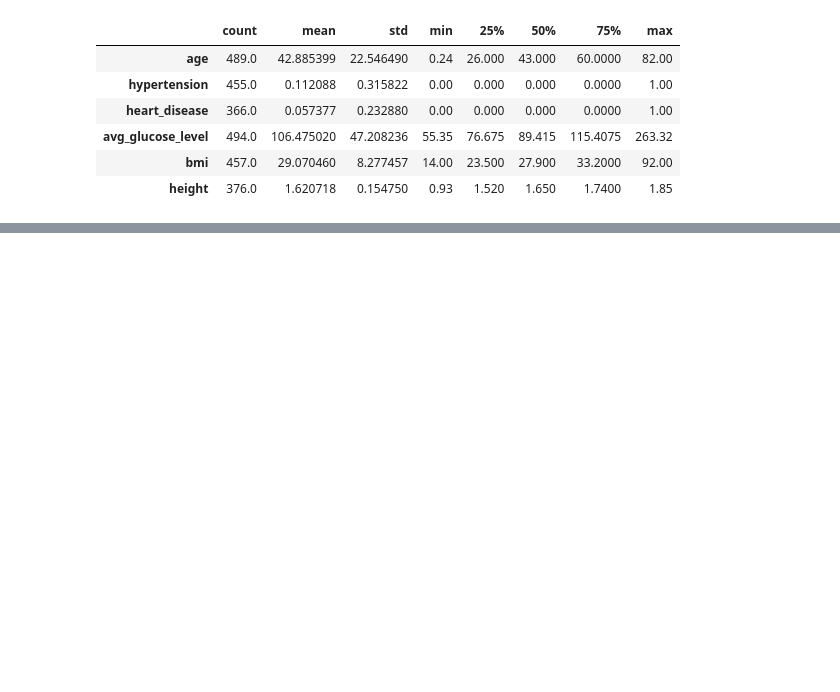
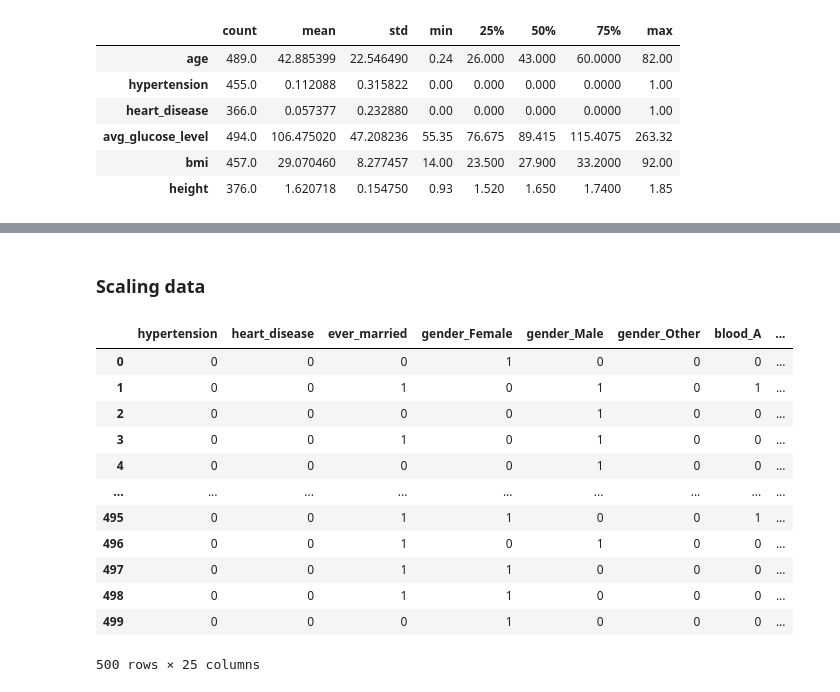
Before and after one commit to VinhDevNguyen/Stroke-Prediction, a Jupyter notebook: TestEDA.ipynb, the cells around one changed output, grey strips where cells are left out. Drawn from its saved outputs; the diff is of its cells as text; code cells hidden in the pictures; blank space fills up the shorter version.

```diff
--- a/TestEDA.ipynb
+++ b/TestEDA.ipynb
@@ -76,0 +370,27 @@ def impute_bmi(cols):
+# %% [markdown]
+### Scaling data
+# %%
+from sklearn.preprocessing import StandardScaler
+std = StandardScaler()
+columns = ['avg_glucose_level','bmi','age']
+scaled = std.fit_transform(df[columns])
+scaled = pd.DataFrame(scaled,columns=columns)
+df=df.drop(columns=columns,axis=1)
+# %%
+df = df.reset_index(drop=True)
+df = df.merge(scaled, left_index=True, right_index=True, how = "left")
+df
+# %% [output]
+|  | hypertension | heart_disease | ever_married | gender_Female | gender_Male | gender_Other | blood_A | ... |
+| 0 | 0 | 0 | 0 | 1 | 0 | 0 | 0 | ... |
+| 1 | 0 | 0 | 1 | 0 | 1 | 0 | 1 | ... |
+| 2 | 0 | 0 | 0 | 0 | 1 | 0 | 0 | ... |
+| 3 | 0 | 0 | 1 | 0 | 1 | 0 | 0 | ... |
+| 4 | 0 | 0 | 0 | 0 | 1 | 0 | 0 | ... |
+| ... | ... | ... | ... | ... | ... | ... | ... | ... |
+| 495 | 0 | 0 | 1 | 1 | 0 | 0 | 1 | ... |
+| 496 | 0 | 0 | 1 | 0 | 1 | 0 | 0 | ... |
+| 497 | 0 | 0 | 1 | 1 | 0 | 0 | 0 | ... |
+| 498 | 0 | 0 | 1 | 1 | 0 | 0 | 0 | ... |
+| 499 | 0 | 0 | 0 | 1 | 0 | 0 | 0 | ... |
+500 rows × 25 columns
```
Also changed, not shown: parts of 36 cells of this notebook, 1 other file.
